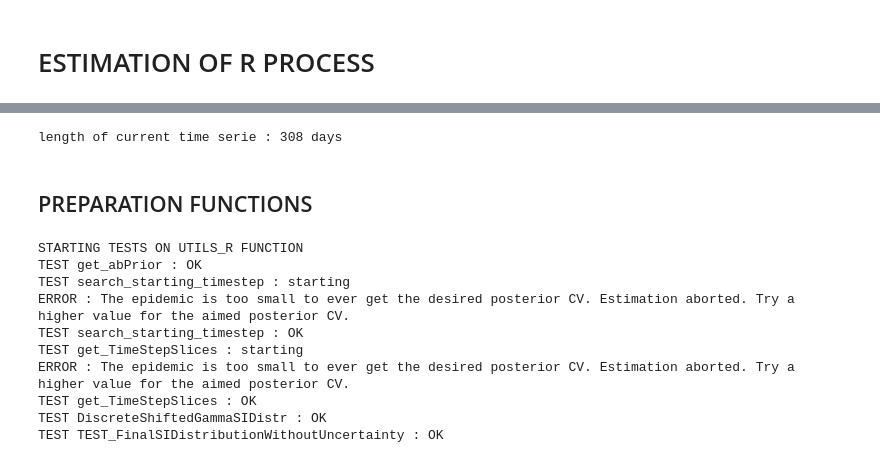
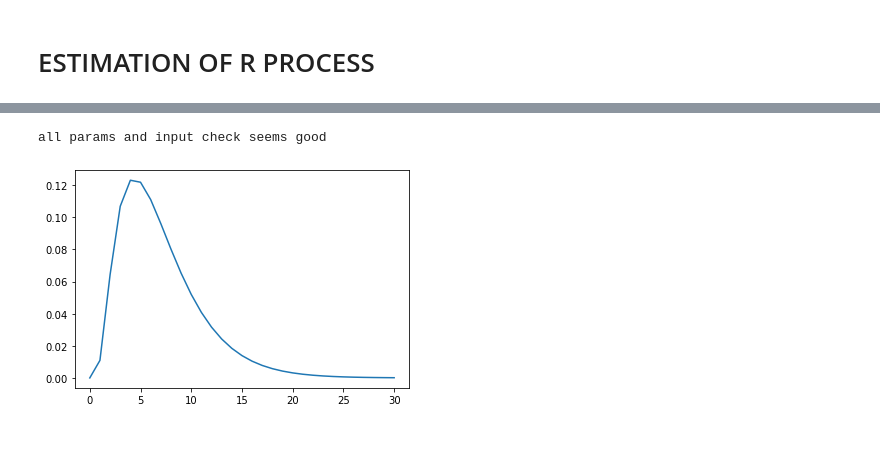
Before and after one commit to Mathonal/Rcomputing_covid19, a Jupyter notebook: 2-CALCUL_R_reduct.ipynb, the cells around one changed output, grey strips where cells are left out. Drawn from its saved outputs; the diff is of its cells as text; code cells hidden in the pictures.

```diff
--- a/2-CALCUL_R_reduct.ipynb
+++ b/2-CALCUL_R_reduct.ipynb
@@ -82,5 +143,0 @@ StdPrior = 5
-# %%
-from utils_R import FinalSIDistributionWithoutUncertainty
-
-visuMeanSIFinal,visusdSIFinal,visuSIDistr = FinalSIDistributionWithoutUncertainty(SI_mean,SI_stdev,50)
-plt.plot(range(50),visuSIDistr)
@@ -90,12 +143,0 @@ plt.plot(range(50),visuSIDistr)
-# %%
-# INCIDENCE SERIE (supplementary cases per days column)
-# can be mesured on confirmedcases, hostitalisation cases, or reanimation cases
-# as long as there is NO negative values
-
-IncidenceSerie = testdf['Confirmed_MMincidence']
-TimeMaxnb = IncidenceSerie.shape[0]
-print('length of current time serie : {} days'.format(TimeMaxnb))
-# %% [output]
-length of current time serie : 308 days
-# %% [markdown]
-## PREPARATION FUNCTIONS
@@ -164,18 +144,36 @@ def getTimeSteps_custom(): pass
-# %%
-# EXEC TEST
-from TEST_utils_R import launch_utils_R_TESTS
-launch_utils_R_TESTS()
-# %% [output]
-STARTING TESTS ON UTILS_R FUNCTION
-TEST get_abPrior : OK
-TEST search_starting_timestep : starting
-ERROR : The epidemic is too small to ever get the desired posterior CV. Estimation aborted. Try a higher value for the aimed posterior CV.
-TEST search_starting_timestep : OK
-TEST get_TimeStepSlices : starting
-ERROR : The epidemic is too small to ever get the desired posterior CV. Estimation aborted. Try a higher value for the aimed posterior CV.
-TEST get_TimeStepSlices : OK
-TEST DiscreteShiftedGammaSIDistr : OK
-TEST TEST_FinalSIDistributionWithoutUncertainty : OK
+# %%
+# ===============================
+# Checks on INPUTS and PARAMETERS
+# ===============================
+import utils_R
+#importlib.reload(utils_R)
+
+GOLOOP_FLAG =True
+if not UNCERTAINTY_FLAG :
+    if not utils_R.fullcheck_serial(IncidenceSerie,SI_mean,SI_stdev,
+                        MeanPrior,StdPrior,CVThreshold,
+                        ComputationLength,ComputationStep) : GOLOOP_FLAG = False
+    GOLOOP_FLAG,visuMeanSIFinal,visusdSIFinal,visuSIDistr = utils_R.FinalSIDistributionWithoutUncertainty(SI_mean,SI_stdev,TimeMaxnb)
+
+    #VISUALISATION OF DISTRIBUTION
+    stopplot = round(SI_mean+3*SI_stdev)
+    for i in range(round(SI_mean),TimeMaxnb):
+        if visuSIDistr[i]< 0.0001 :
+            stopplot = i
+            break
+    plt.plot(range(stopplot),visuSIDistr[0:stopplot])
+
+else :
+    if not utils_R.fullcheck_uncertain(IncidenceSerie,SI_mean,SI_stdev,
+                           MeanPrior,StdPrior,CVThreshold,
+                           ComputationLength,ComputationStep,
+                           mean_vars,stdev_vars,uncertaintySampleSize) : GOLOOP_FLAG = False
+
+if GOLOOP_FLAG : print('all params and input check seems good')
+else : print('ERRORS in params and input check, verify and correct')
+# %% [output]
+all params and input check seems good
+[figure, added]
 # %%
 # =============================
 # R ESTIMATION
```
Also changed, not shown: parts of 13 cells of this notebook, 10 other files.
